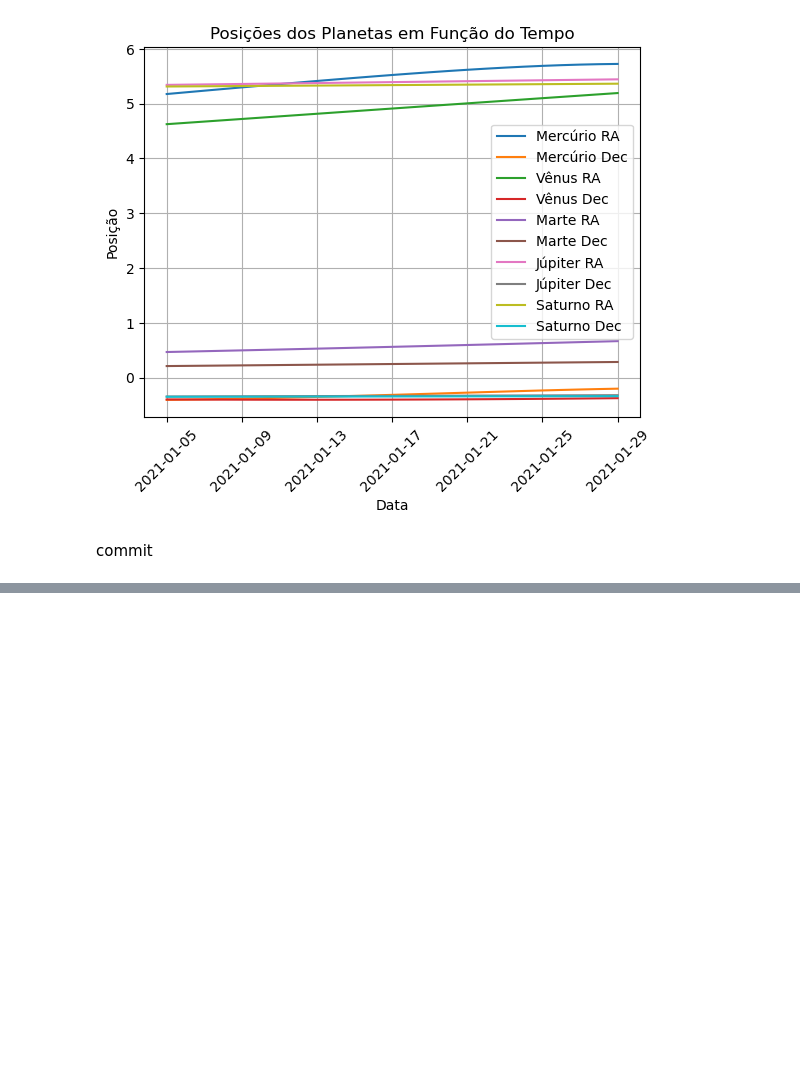
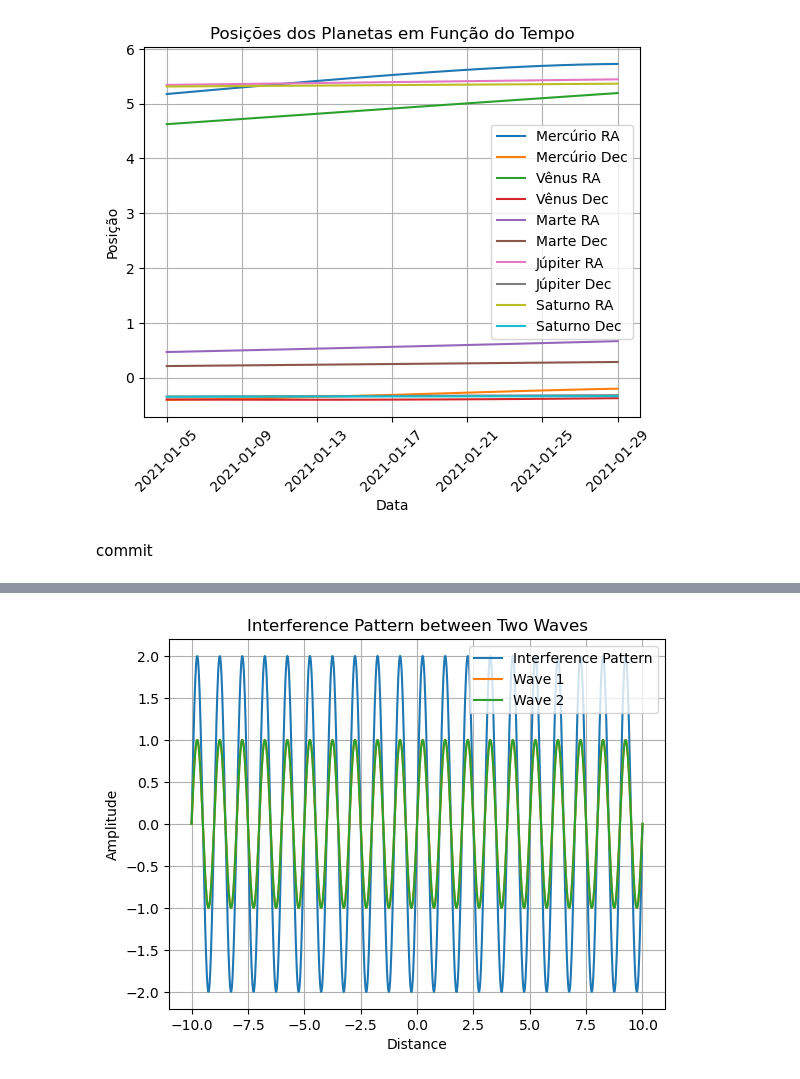
Before and after one commit to aragaoiberis/atv2, a Jupyter notebook: AV2.ipynb, the cells around one changed output, grey strips where cells are left out. Cells and saved outputs as stored; diff of their text form; code cells hidden in the pictures; blank space fills up the shorter version.

```diff
--- a/AV2.ipynb
+++ b/AV2.ipynb
@@ -170,0 +187,33 @@ commit
+# %%
+import numpy as np
+import matplotlib.pyplot as plt
+
+def interference_pattern(distance, wavelength, amplitude):
+    # Parâmetros
+    separation = distance  # Distância entre as duas ondas
+    wave_length = wavelength  # Comprimento de onda
+    A = amplitude  # Amplitude
+
+    # Configurações do gráfico
+    x = np.linspace(-10 * separation, 10 * separation, 1000)
+    y1 = A * np.sin(2 * np.pi * x / wave_length)
+    y2 = A * np.sin(2 * np.pi * (x - separation) / wave_length)
+
+    # Soma das duas ondas
+    y_sum = y1 + y2
+
+    # Plotar o gráfico
+    plt.plot(x, y_sum, label='Interference Pattern')
+    plt.plot(x, y1, label='Wave 1')
+    plt.plot(x, y2, label='Wave 2')
+    plt.xlabel('Distance')
+    plt.ylabel('Amplitude')
+    plt.title('Interference Pattern between Two Waves')
+    plt.legend()
+    plt.grid(True)
+    plt.show()
+
+# Exemplo de uso
+interference_pattern(distance=1, wavelength=1, amplitude=1)
+# %% [output]
+[figure, added]
```
Also changed, not shown: parts of 4 cells of this notebook.
